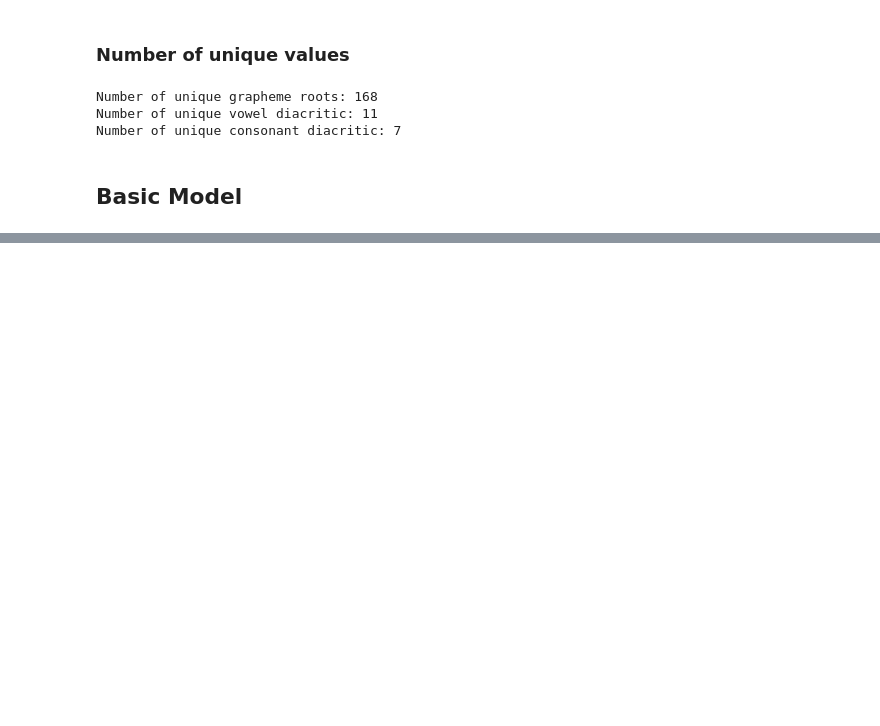
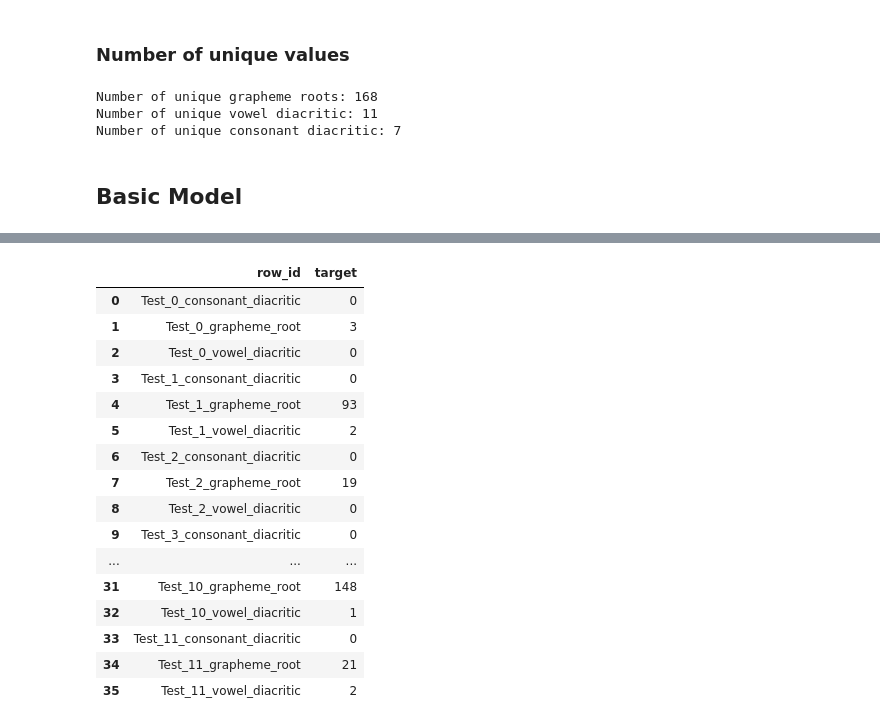
Before and after one commit to cengc13/Bengali_Kaggle, a Jupyter notebook: src/models/Basic_CNN.ipynb, the cells around one changed output, grey strips where cells are left out. Saved outputs shown, nothing was run; the diff lists cells and outputs as text; code cells hidden in the pictures; blank space fills up the shorter version.

Commit message:
memory test

```diff
--- a/src/models/Basic_CNN.ipynb
+++ b/src/models/Basic_CNN.ipynb
@@ -351,0 +366,20 @@ df_sample.head()
+# %%
+df_sample
+# %% [output]
+|  | row_id | target |
+| 0 | Test_0_consonant_diacritic | 0 |
+| 1 | Test_0_grapheme_root | 3 |
+| 2 | Test_0_vowel_diacritic | 0 |
+| 3 | Test_1_consonant_diacritic | 0 |
+| 4 | Test_1_grapheme_root | 93 |
+| 5 | Test_1_vowel_diacritic | 2 |
+| 6 | Test_2_consonant_diacritic | 0 |
+| 7 | Test_2_grapheme_root | 19 |
+| 8 | Test_2_vowel_diacritic | 0 |
+| 9 | Test_3_consonant_diacritic | 0 |
+| ... | ... | ... |
+| 31 | Test_10_grapheme_root | 148 |
+| 32 | Test_10_vowel_diacritic | 1 |
+| 33 | Test_11_consonant_diacritic | 0 |
+| 34 | Test_11_grapheme_root | 21 |
+| 35 | Test_11_vowel_diacritic | 2 |
```
Also changed, not shown: parts of 11 cells of this notebook, 3 other files.
